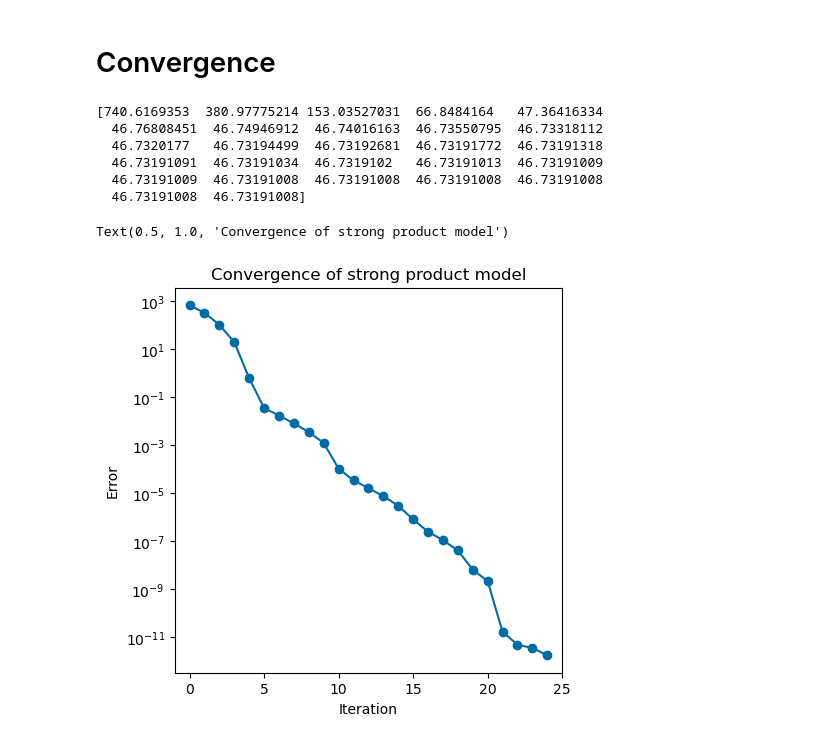
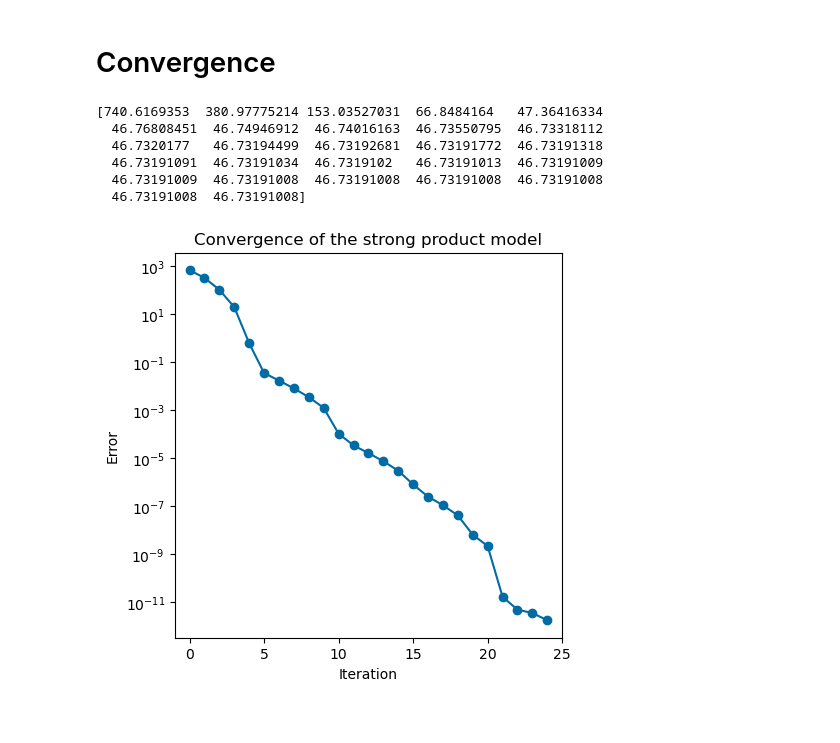
Before and after one commit to BaileyAndrew/Strong-Product-Model, a Jupyter notebook: synthetic.ipynb, the cells around one changed output. Saved outputs shown, nothing was run; the diff lists cells and outputs as text; code cells hidden in the pictures.

```diff
--- a/synthetic.ipynb
+++ b/synthetic.ipynb
@@ -921,24 +1141,25 @@ results = strong_product_model(
 # %%
 errors = np.array(results["errors"])
 print(errors)
 errors -= errors[-1]
 errors = errors[:-2] # Second-to-last error is same b/c of convergence criterion
 errors = np.abs(errors)
 
 # Show convergence over time
 fig, ax = plt.subplots(ncols=1, figsize=(5, 5))
 ax.plot(errors, linestyle='-', marker='o')
 ax.set_xlabel("Iteration")
 ax.set_ylabel("Error")
 ax.set_yscale("log")
 ax.set_xlim(-1, len(errors))
-ax.set_title("Convergence of strong product model")
+ax.set_title("Convergence of the strong product model")
+
+fig.savefig('./out_figs/synthetic/convergence-rate.pdf', bbox_inches="tight")
 # %% [output]
 [740.6169353  380.97775214 153.03527031  66.8484164   47.36416334
   46.76808451  46.74946912  46.74016163  46.73550795  46.73318112
   46.7320177   46.73194499  46.73192681  46.73191772  46.73191318
   46.73191091  46.73191034  46.7319102   46.73191013  46.73191009
   46.73191009  46.73191008  46.73191008  46.73191008  46.73191008
   46.73191008  46.73191008]
-Text(0.5, 1.0, 'Convergence of strong product model')
-[figure, old version]
+[figure, new version]
```
Also changed, not shown: parts of 15 cells of this notebook, 14 other files.
